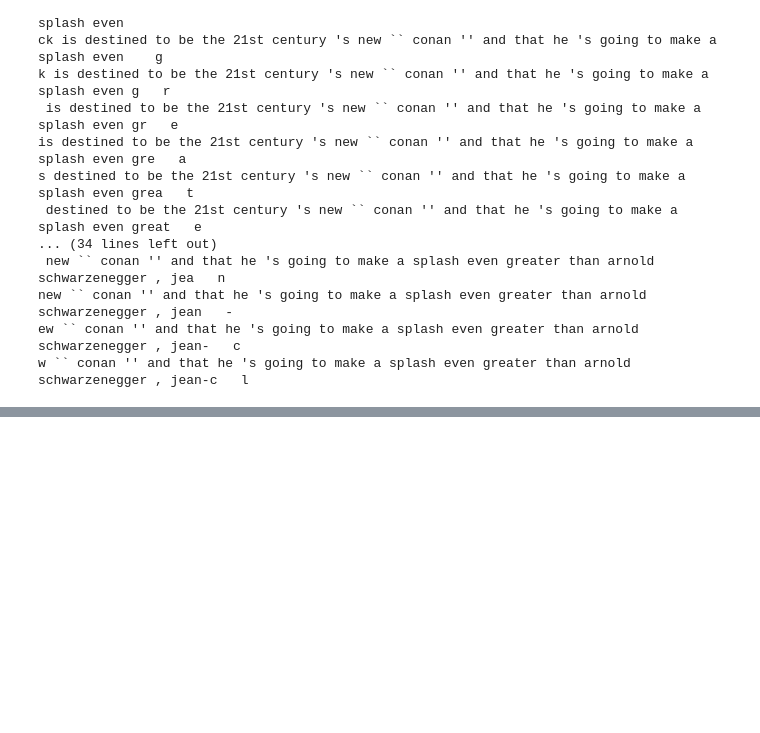
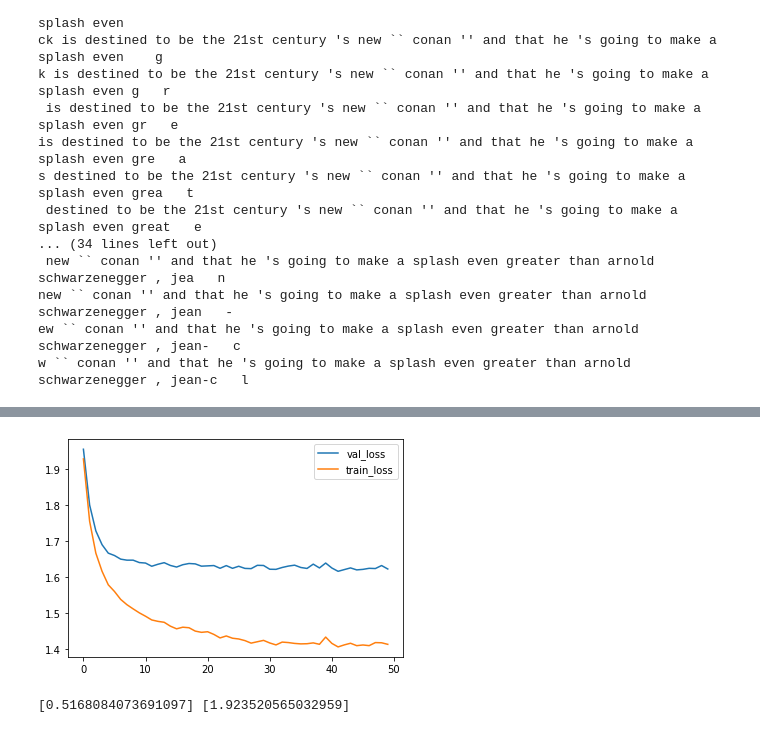
Before and after one commit to akshatgoel92/simple-nn, a Jupyter notebook: src/3_3.ipynb, the cells around one changed output, grey strips where cells are left out. Drawn from its saved outputs; the diff is of its cells as text; code cells hidden in the pictures; blank space fills up the shorter version.

```diff
--- a/src/3_3.ipynb
+++ b/src/3_3.ipynb
@@ -344,0 +557,9 @@ torch.Size([1, 2, 32])
+# %%
+train_loss = [performance_dict[i]['train_loss'] for i in range(50)]
+val_loss = [performance_dict[i]['val_loss'] for i in range(50)]
+plt.plot([i for i in range(50)],val_loss,label = 'val_loss')
+plt.plot([i for i in range(50)],train_loss,label = 'train_loss')
+plt.legend()
+plt.show()
+# %% [output]
+[figure, added]
@@ -344,0 +604,4 @@ torch.Size([1, 2, 32])
+# %%
+print(acc,loss)
+# %% [output]
+[0.5168084073691097] [1.923520565032959]
```
Also changed, not shown: parts of 38 cells of this notebook.
